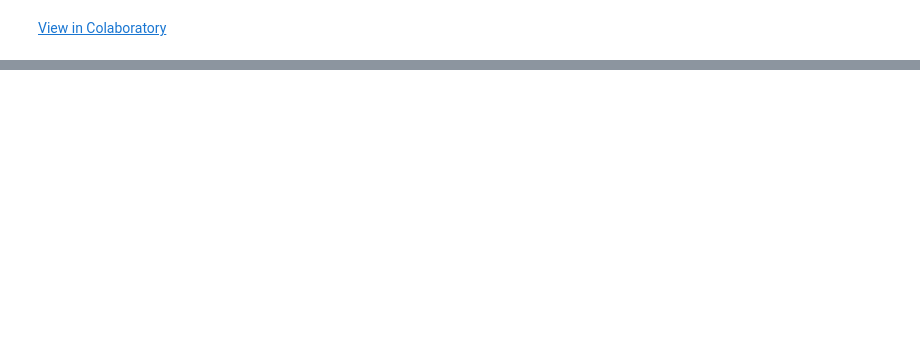
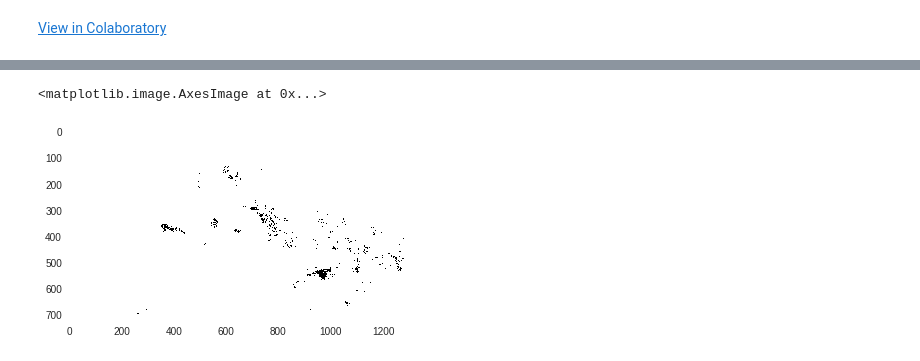
Before and after one commit to NeerajGulia/Simple-eye-detection-tests-ML, a Jupyter notebook: Hello,_Colaboratory.ipynb, the cells around one changed output, grey strips where cells are left out. Cells and saved outputs as stored; diff of their text form; code cells hidden in the pictures; blank space fills up the shorter version.

```diff
--- a/Hello,_Colaboratory.ipynb
+++ b/Hello,_Colaboratory.ipynb
@@ -121 +211,36 @@ plt.grid(False)
+# %%
+def normalize(channel):
+  maximum= np.max(channel)
+  minimum= np.min(channel)
+  rng= maximum-minimum
+  channel= (channel-minimum)/rng
+
+def pixel_prob(pixel1,pixel2, index):
+  global correlation_collection
+  corr= correlation_collection[index]
+  P= corr[pixel1*10//256, pixel2*10//256]
+  return P
+
+def get_Probabilistic_mask(img):
+  l,a,b= cv2.split(LAB(img))
+  h,w= img.shape[0], img.shape[1]
+  P= np.zeros((h,w))
+  for i in range(h):
+    for j in range(w):
+      pixel_l, pixel_a, pixel_b= l[i,j], a[i,j], b[i,j]
+      P1=pixel_prob(pixel_l, pixel_a, 0)
+      P2=pixel_prob(pixel_l, pixel_b, 1)
+      P3=pixel_prob(pixel_a, pixel_b, 2)
+      P[i,j]= P1*P2*P3
+  return P
+
+mask= get_Probabilistic_mask(img)
+mask_cpy= np.copy(mask)
+th=0.000125
+mask_cpy[mask<th]=0
+mask_cpy[mask>=th]=1
+plt.imshow(mask_cpy)
+# %% [output]
+<matplotlib.image.AxesImage at 0x...>
+[figure, added]
 # %%
```
Also changed, not shown: parts of 7 cells of this notebook.
